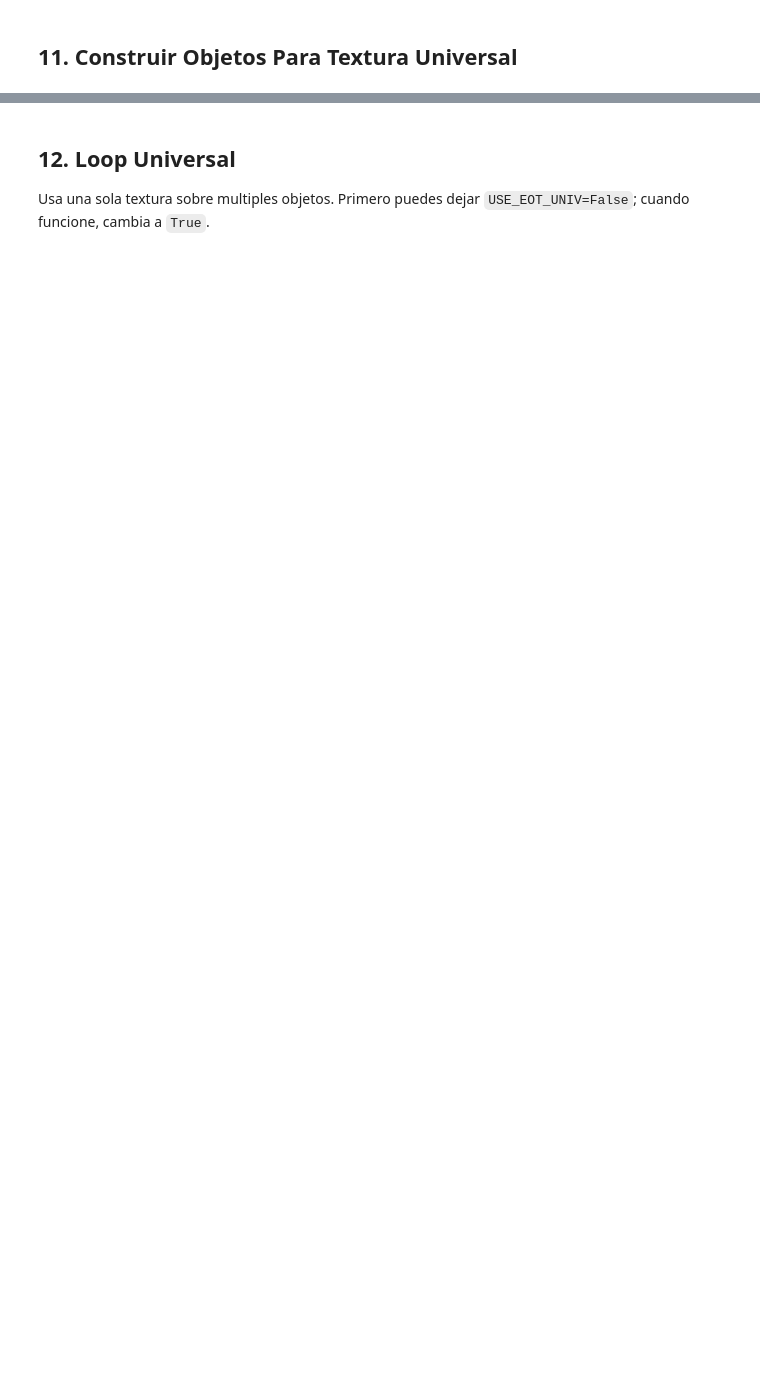
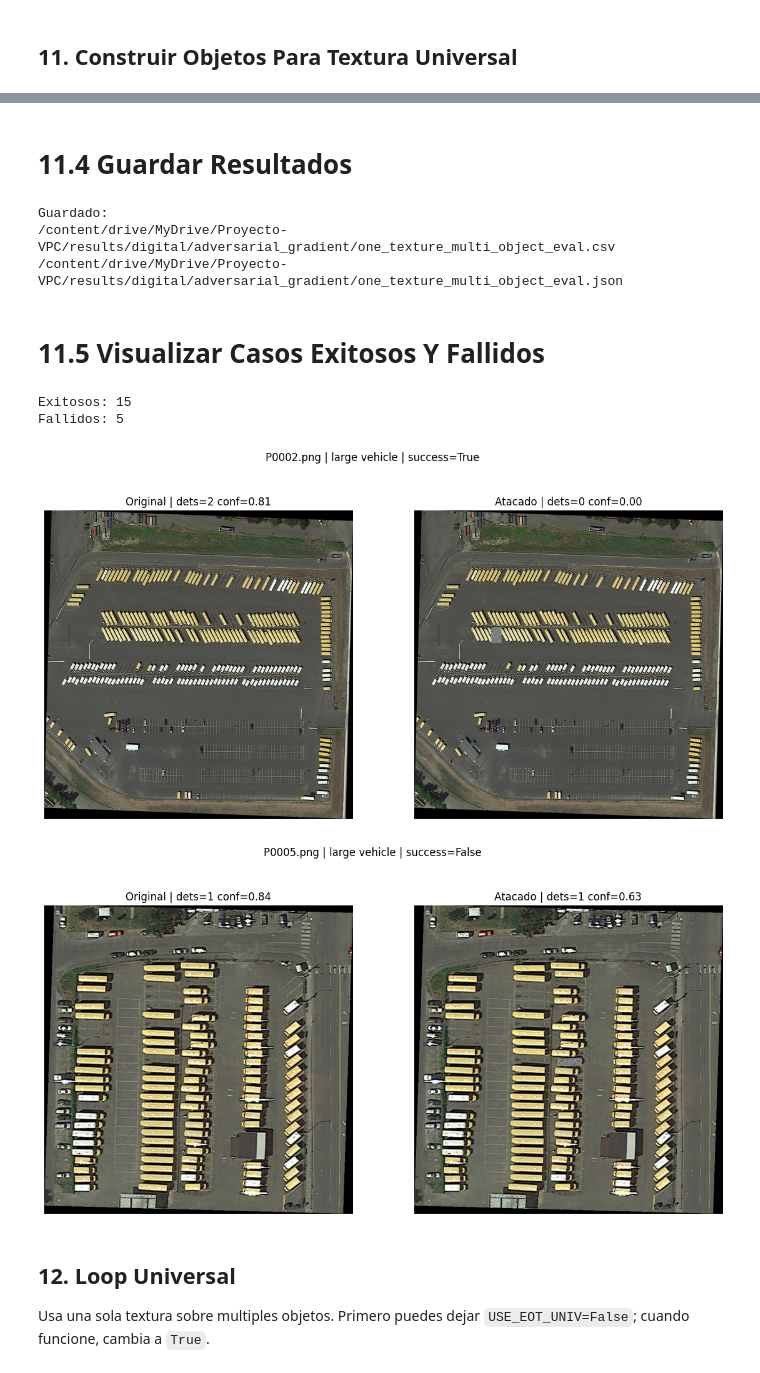
Before and after one commit to Ctribsz/Proyecto-VPC, a Jupyter notebook: experiments/Ataque_Adversarial.ipynb, the cells around one changed output, grey strips where cells are left out. Cells and saved outputs as stored; diff of their text form; code cells hidden in the pictures; blank space fills up the shorter version.

```diff
--- a/experiments/Ataque_Adversarial.ipynb
+++ b/experiments/Ataque_Adversarial.ipynb
@@ -484,0 +651,9 @@ print('Ejemplo:', Path(objetos[0][2]).name, objetos[0][3], objetos[0][1])
+# %%
+import pandas as pd
+df_eval = pd.DataFrame(eval_results)
+success_rate = df_eval["success"].mean()
+mean_drop = df_eval["confidence_drop"].mean()
+print("Objetos evaluados:", len(df_eval))
+print("Success rate:", success_rate)
+print("Confidence drop promedio:", mean_drop)
+df_eval
@@ -485,3 +681,48 @@ print('Ejemplo:', Path(objetos[0][2]).name, objetos[0][3], objetos[0][1])
+# %% [markdown]
+# 11.4 Guardar Resultados
+# %%
+multi_eval_csv = OUTPUT_DIR / "one_texture_multi_object_eval.csv"
+multi_eval_json = OUTPUT_DIR / "one_texture_multi_object_eval.json"
+df_eval.to_csv(multi_eval_csv, index=False)
+with multi_eval_json.open("w", encoding="utf-8") as f:
+    json.dump(eval_results, f, indent=2)
+print("Guardado:")
+print(multi_eval_csv)
+print(multi_eval_json)
+# %% [output]
+Guardado:
+/content/drive/MyDrive/Proyecto-VPC/results/digital/adversarial_gradient/one_texture_multi_object_eval.csv
+/content/drive/MyDrive/Proyecto-VPC/results/digital/adversarial_gradient/one_texture_multi_object_eval.json
+# %% [markdown]
+# 11.5 Visualizar Casos Exitosos Y Fallidos
+# %%
+success_cases = df_eval[df_eval["success"] == True]
+fail_cases = df_eval[df_eval["success"] == False]
+print("Exitosos:", len(success_cases))
+print("Fallidos:", len(fail_cases))
+def show_eval_case(row):
+    clean_img = Image.open(row["clean_path"]).convert("RGB")
+    adv_img = Image.open(row["adv_path"]).convert("RGB")
+    plt.figure(figsize=(14, 7))
+    plt.subplot(1, 2, 1)
+    plt.imshow(clean_img)
+    plt.title(f"Original | dets={row['clean_count']} conf={row['clean_conf']:.2f}")
+    plt.axis("off")
+    plt.subplot(1, 2, 2)
+    plt.imshow(adv_img)
+    plt.title(f"Atacado | dets={row['adv_count']} conf={row['adv_conf']:.2f}")
+    plt.axis("off")
+    plt.suptitle(f"{row['image']} | {row['class']} | success={row['success']}")
+    plt.show()
+if len(success_cases):
+    show_eval_case(success_cases.iloc[0])
+if len(fail_cases):
+    show_eval_case(fail_cases.iloc[0])
+# %% [output]
+Exitosos: 15
+Fallidos: 5
+[figure, added]
+[figure, added]
 # %% [markdown]
 ## 12. Loop Universal
 
```
Also changed, not shown: parts of 19 cells of this notebook, 4 other files.
